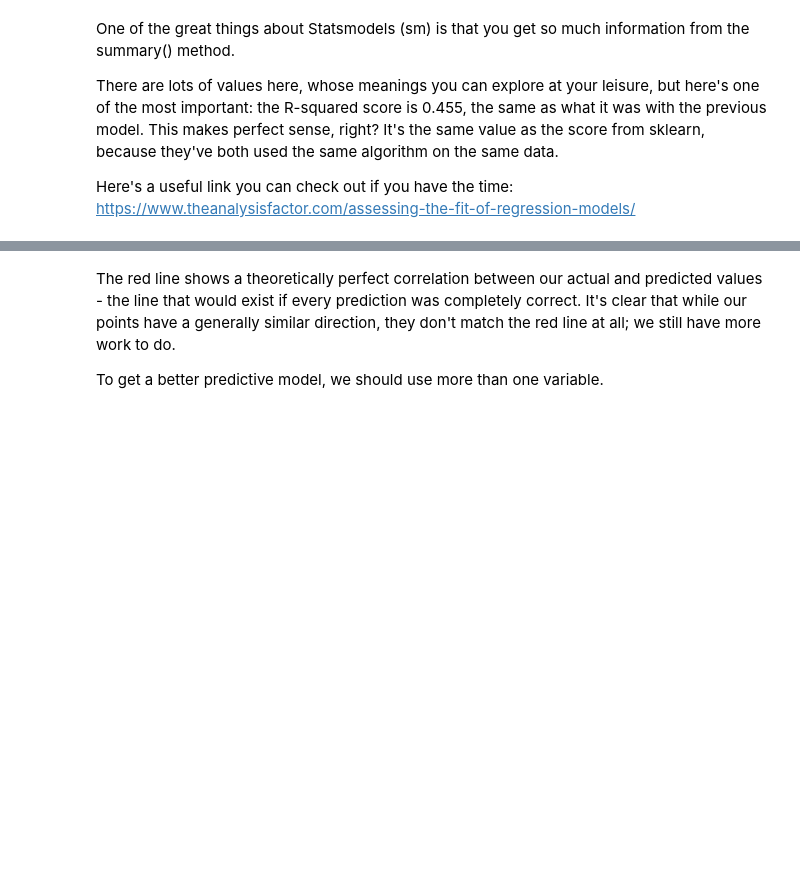
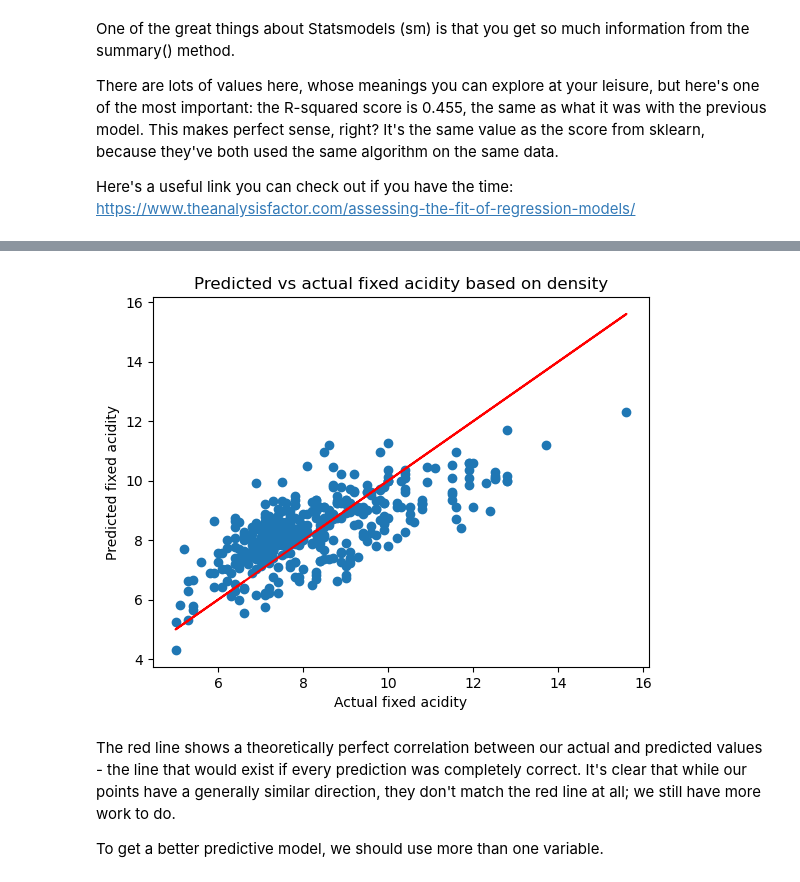
Before and after one commit to MsEM11/Linear_Regression_Case_Study, a Jupyter notebook: Springboard Regression Case Study - the Red Wine Dataset - Tier 3.ipynb, the cells around one changed output, grey strips where cells are left out. Drawn from its saved outputs; the diff is of its cells as text; code cells hidden in the pictures; blank space fills up the shorter version.

Commit message:
Created OLS linear regression model.

```diff
--- a/Springboard Regression Case Study - the Red Wine Dataset - Tier 3.ipynb
+++ b/Springboard Regression Case Study - the Red Wine Dataset - Tier 3.ipynb
@@ -308,15 +311,15 @@ Let's build a similar model using a different package, to see if we get a better
 # %%
 # Create the test and train sets. Here, we do things slightly differently.
 # We make the explanatory variable X as before.
-_ _ _
+X = wines['density']
 
 # But here, reassign X the value of adding a constant to it. This is required for Ordinary Least Squares Regression.
 # Further explanation of this can be found here:
 # https://www.statsmodels.org/devel/generated/statsmodels.regression.linear_model.OLS.html
-_ _ _
+X = sm.add_constant(X)
 # %%
 # The rest of the preparation is as before.
-_ _ _
+y = wines['fixed.acidity']
 
 # Split the data using train_test_split()
-_ _ _
+X_train, X_test, y_train, y_test = train_test_split(X, y, test_size=0.25)
@@ -323,8 +333,8 @@ _ _ _
 # %%
 # Create the model
-_ _ _
+model = sm.OLS(y_train,X_train)
 
 # Fit the model with fit()
-_ _ _
+results = model.fit()
 # %%
 # Evaluate the model with .summary()
@@ -337,4 +369,4 @@ There are lots of values here, whose meanings you can explore at your leisure, b
 Here's a useful link you can check out if you have the time: https://www.theanalysisfactor.com/assessing-the-fit-of-regression-models/
 # %%
 # Let's use our new model to make predictions of the dependent variable y. Use predict(), and plug in X_test as the parameter
-_ _ _
+predictions = model.predict(results.params,X_test)
@@ -341,13 +388,18 @@ _ _ _
 # %%
 # Plot the predictions
 # Build a scatterplot
-_ _ _
+plt.scatter(y_test,predictions);
 
 # Add a line for perfect correlation. Can you see what this line is doing? Use plot()
-_ _ _
+plt.plot(y_test,y_test,color='red');
+#I'm not sure if this is what I was supposed to do. Please let me know if this was wrong so I can fix it.
 
 # Label it nicely
-_ _ _
+_ = plt.xlabel('Actual fixed acidity')
+_ = plt.ylabel('Predicted fixed acidity')
+_ = plt.title('Predicted vs actual fixed acidity based on density')
+# %% [output]
+[figure, added]
 # %% [markdown]
 The red line shows a theoretically perfect correlation between our actual and predicted values - the line that would exist if every prediction was completely correct. It's clear that while our points have a generally similar direction, they don't match the red line at all; we still have more work to do.
 
```
Also changed, not shown: parts of 7 cells of this notebook.
